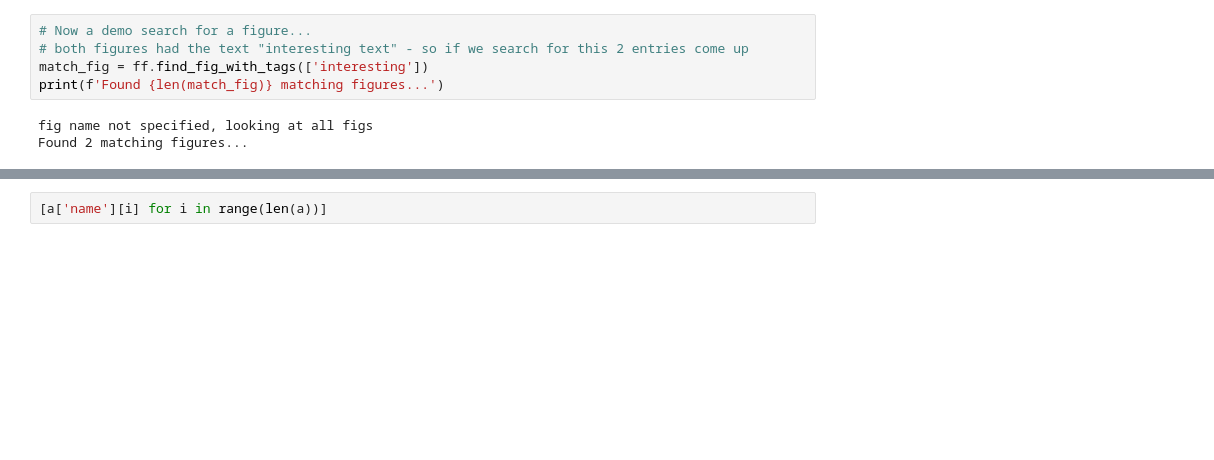
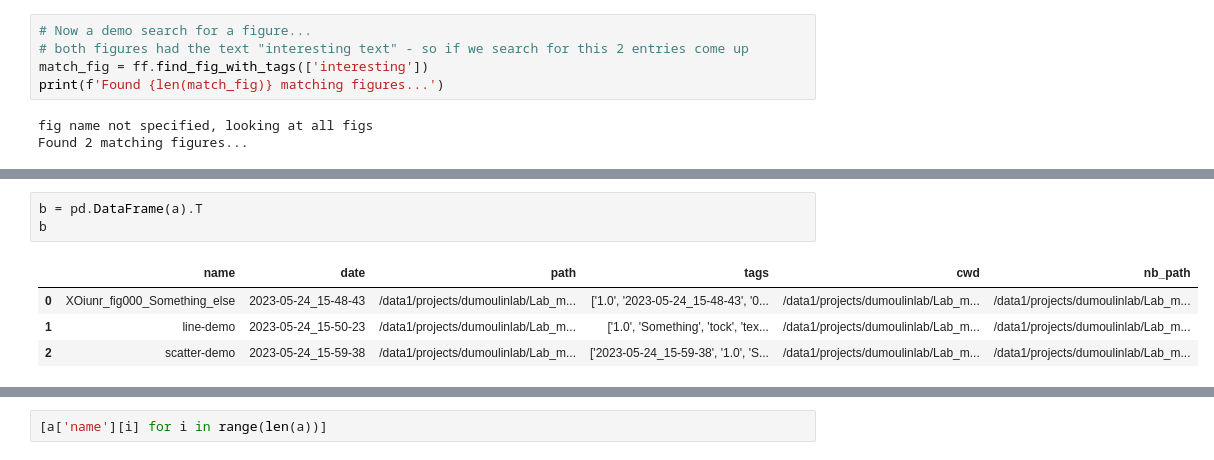
Before and after one commit to mdaghlian/figure_finder, a Jupyter notebook: example.ipynb, the cells around one changed output, grey strips where cells are left out. Drawn from its saved outputs; the diff is of its cells as text; blank space fills up the shorter version.

```diff
--- a/example.ipynb
+++ b/example.ipynb
@@ -229,0 +257,8 @@ a = pd.read_csv(fig_tag_file).to_dict('index')
+# %%
+b = pd.DataFrame(a).T
+b
+# %% [output]
+|  | name | date | path | tags | cwd | nb_path |
+| 0 | XOiunr_fig000_Something_else | 2023-05-24_15-48-43 | /data1/projects/dumoulinlab/Lab_m... | ['1.0', '2023-05-24_15-48-43', '0... | /data1/projects/dumoulinlab/Lab_m... | /data1/projects/dumoulinlab/Lab_m... |
+| 1 | line-demo | 2023-05-24_15-50-23 | /data1/projects/dumoulinlab/Lab_m... | ['1.0', 'Something', 'tock', 'tex... | /data1/projects/dumoulinlab/Lab_m... | /data1/projects/dumoulinlab/Lab_m... |
+| 2 | scatter-demo | 2023-05-24_15-59-38 | /data1/projects/dumoulinlab/Lab_m... | ['2023-05-24_15-59-38', '1.0', 'S... | /data1/projects/dumoulinlab/Lab_m... | /data1/projects/dumoulinlab/Lab_m... |
```
Also changed, not shown: parts of 9 cells of this notebook, 16 other files.
